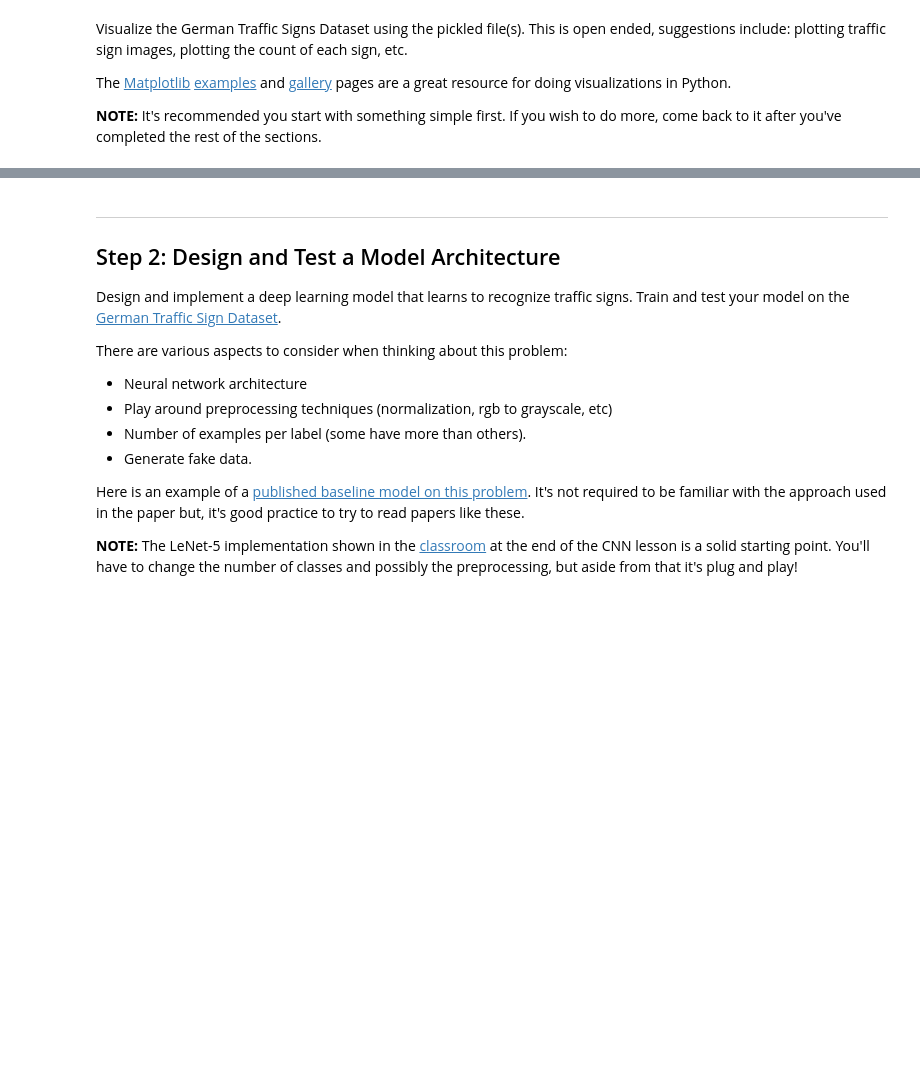
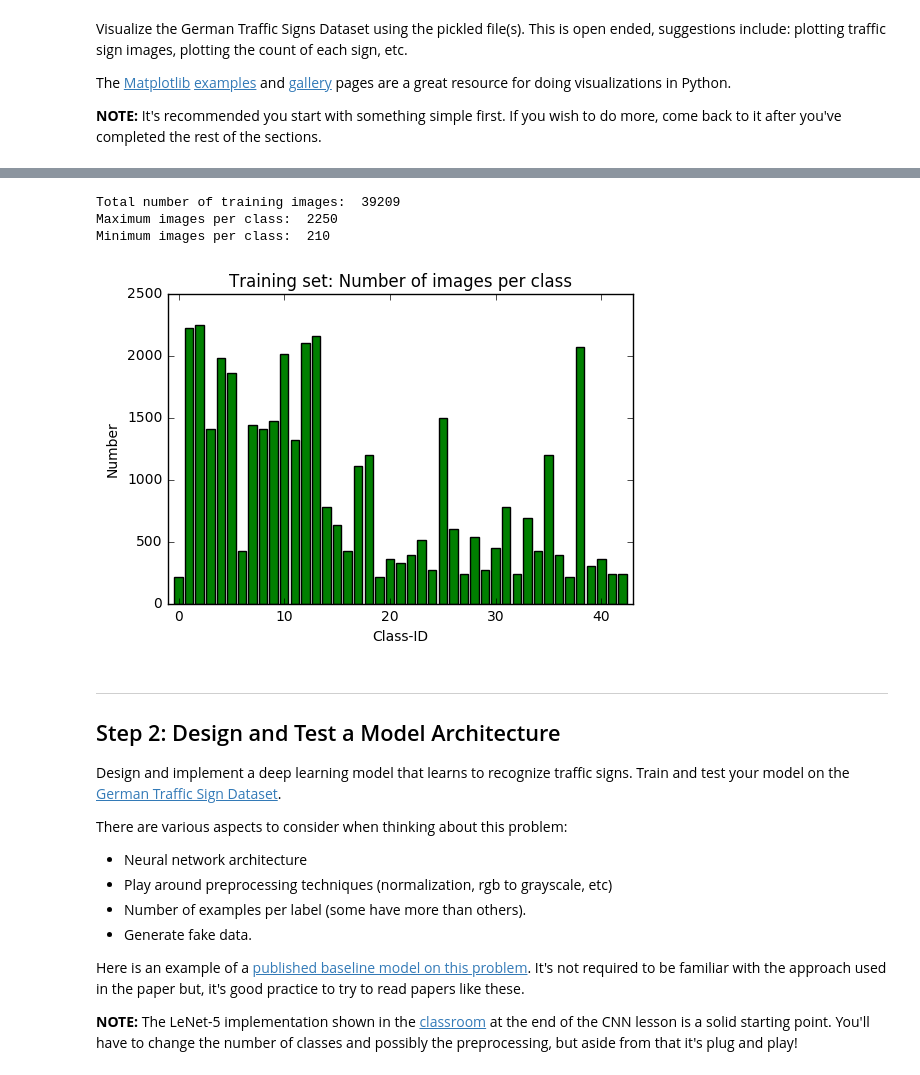
Before and after one commit to gada1982/CarND-Traffic-Sign-Classifier-Project, a Jupyter notebook: Traffic_Sign_Classifier.ipynb, the cells around one changed output, grey strips where cells are left out. Saved outputs shown, nothing was run; the diff lists cells and outputs as text; code cells hidden in the pictures; blank space fills up the shorter version.

```diff
--- a/Traffic_Sign_Classifier.ipynb
+++ b/Traffic_Sign_Classifier.ipynb
@@ -156,3 +222,18 @@ show_random_image(X_train, y_train, 1)
+# %%
+# Collect some information about the training data (class-distribution)
+info_classes, count_biggest_class, count_smallest_class = collect_information_training_set(y_train)
+
+# Total number of images
+total_number_images_mod = len(X_train)
+print("Total number of training images: ", total_number_images_mod)
+
+# Print some information about the training set
+print_class_information(info_classes)
+# %% [output]
+Total number of training images:  39209
+Maximum images per class:  2250
+Minimum images per class:  210
+[figure, added]
 # %% [markdown]
 ----
 
```
Also changed, not shown: parts of 12 cells of this notebook.
